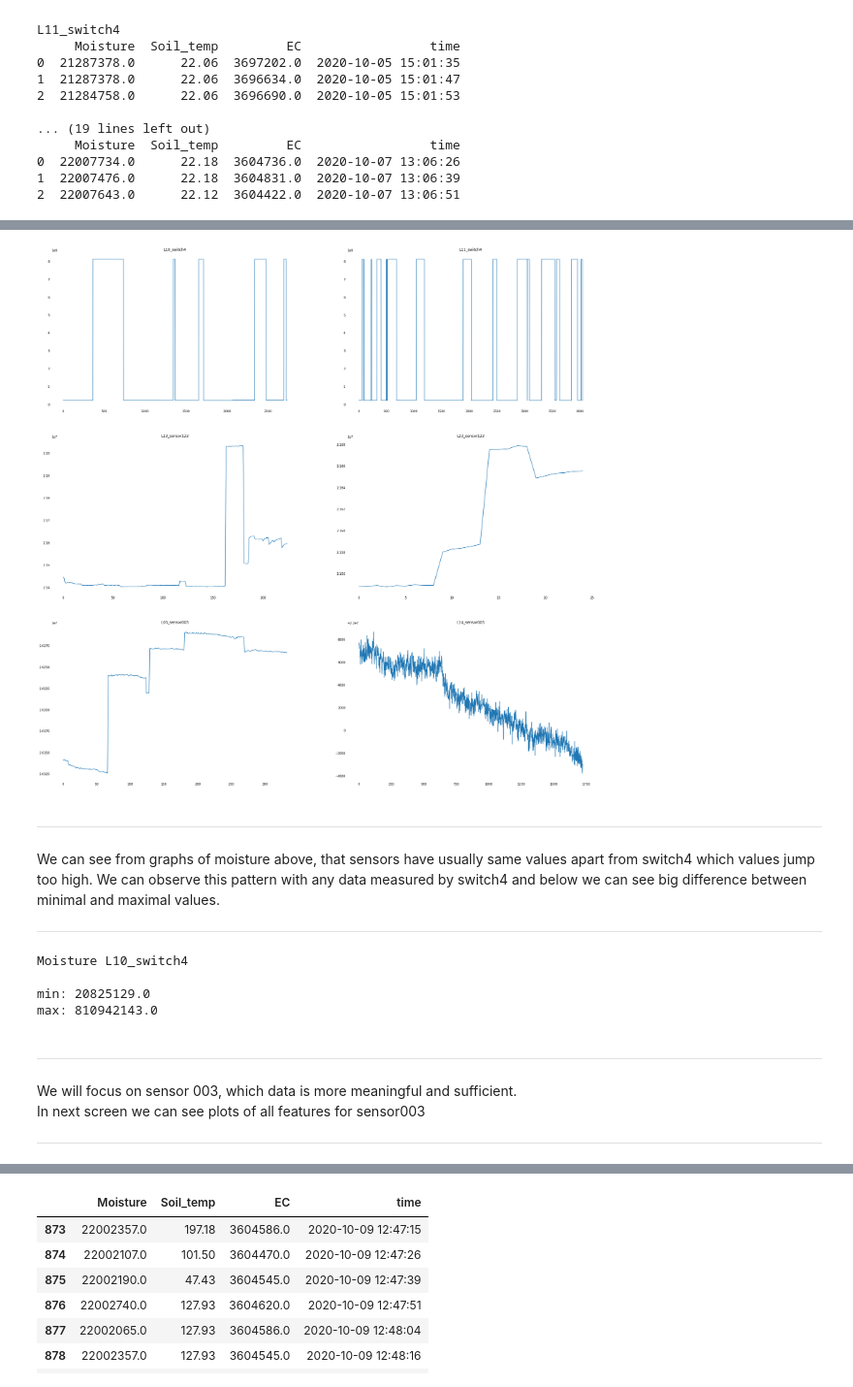
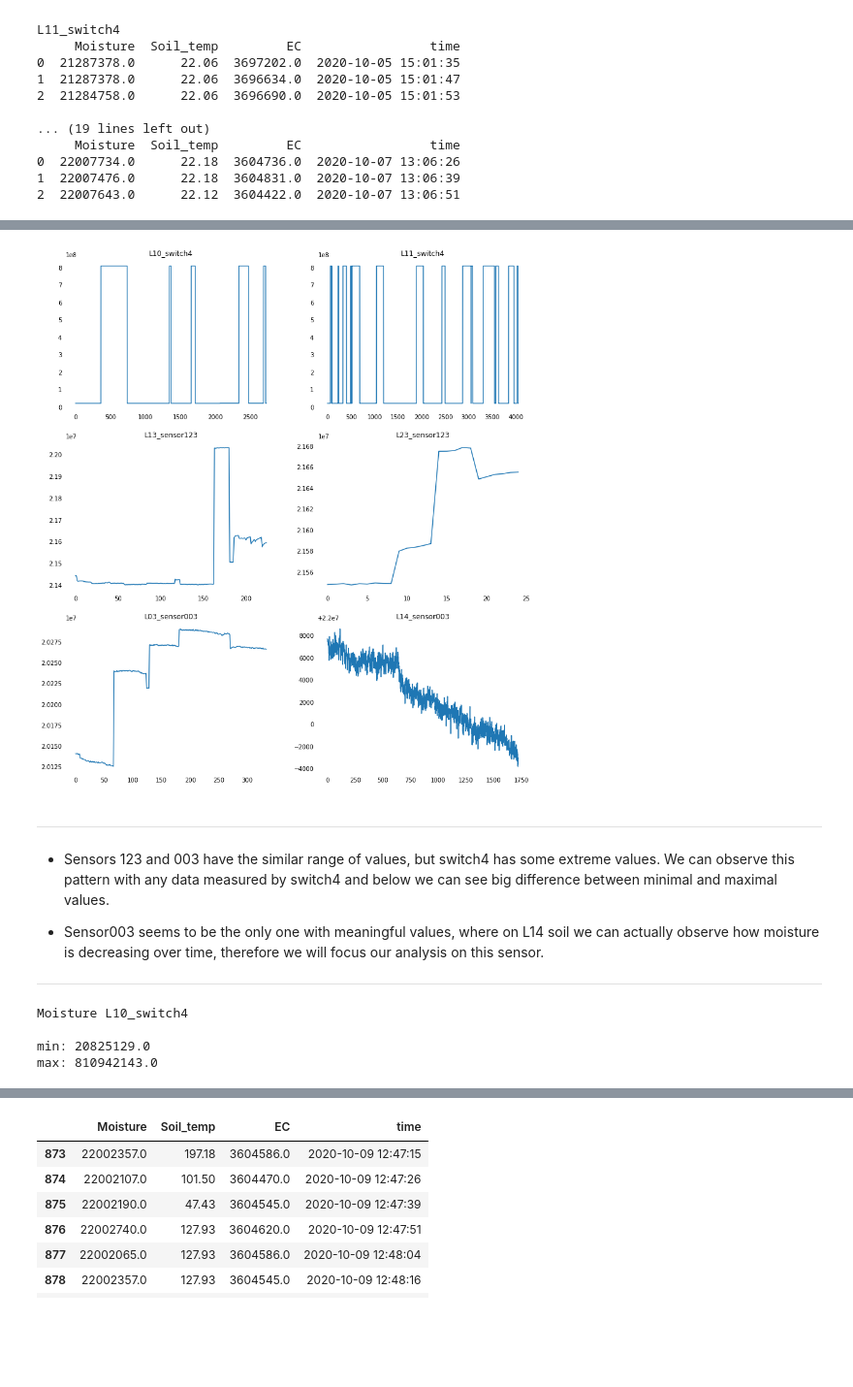
Before and after one commit to MarVig14/Data-project, a Jupyter notebook: development/Soil_analysis/Soil_analysis.ipynb, the cells around one changed output, grey strips where cells are left out. Shown at 97% size. Cells and saved outputs as stored; diff of their text form; code cells hidden in the pictures; blank space fills up the shorter version.

```diff
--- a/development/Soil_analysis/Soil_analysis.ipynb
+++ b/development/Soil_analysis/Soil_analysis.ipynb
@@ -47,19 +66,27 @@ for i in drop_data:
 # %%
-fig = plt.figure(figsize = (32, 32))
+# create figure
+fig = plt.figure(figsize = (14, 16))
 
 for i in range(0,6):
+    # add new graph
     ax = fig.add_subplot(3,2,i+1)
-
+    # plot graph
     ax.plot(data[list_data[i]]['Moisture'], label = 'Moisture')
+    # set title of graph
     ax.set_title(list_data[i])
+    # remove spines
     for key in ax.spines:
         ax.spines[key].set_visible(False)
+    # remove ticks
     ax.tick_params(bottom = False, top = False, left = False, right = False)
 # %% [output]
-[figure, old version]
+[figure, new version]
 # %% [markdown]
 ---
-We can see from graphs of moisture above, that sensors have usually same values apart from switch4 which values jump too high. We can observe this pattern with any data measured by switch4 and below we can see big difference between minimal and maximal values.
+* Sensors 123 and 003 have the similar range of values, but switch4 has some extreme values. We can observe this pattern with any data measured by switch4 and below we can see big difference between minimal and maximal values.
+
+
+* Sensor003 seems to be the only one with meaningful values, where on L14 soil we can actually observe how moisture is decreasing over time, therefore we will focus our analysis on this sensor.
 
 ---
 # %%
@@ -69,9 +96,3 @@ Moisture L10_switch4
 
 min: 20825129.0
 max: 810942143.0
-# %% [markdown]
----
-We will focus on sensor 003, which data is more meaningful and sufficient.
-In next screen we can see plots of all features for sensor003
-
----
```
Also changed, not shown: parts of 32 cells of this notebook.
